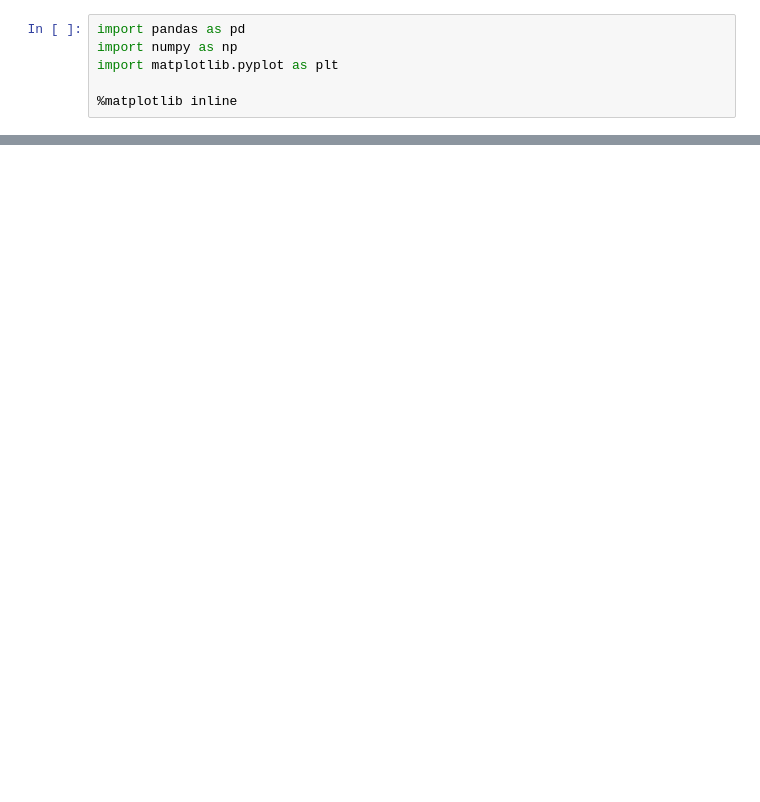
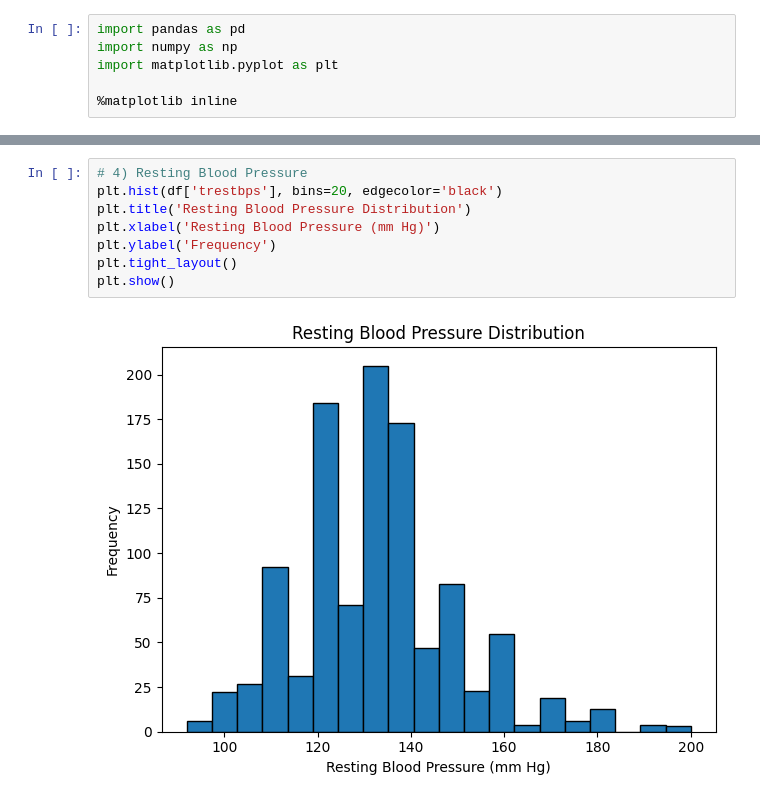
Before and after one commit to Tokito-to/heart-disease-prediction, a Jupyter notebook: notebooks/data_analysis.ipynb, the cells around one changed output, grey strips where cells are left out. Saved outputs shown, nothing was run; the diff lists cells and outputs as text; blank space fills up the shorter version.

```diff
--- a/notebooks/data_analysis.ipynb
+++ b/notebooks/data_analysis.ipynb
@@ -157,0 +119,10 @@ data = df.copy()
+# %%
+# 4) Resting Blood Pressure
+plt.hist(df['trestbps'], bins=20, edgecolor='black')
+plt.title('Resting Blood Pressure Distribution')
+plt.xlabel('Resting Blood Pressure (mm Hg)')
+plt.ylabel('Frequency')
+plt.tight_layout()
+plt.show()
+# %% [output]
+[figure, added]
```
Also changed, not shown: parts of 34 cells of this notebook.
